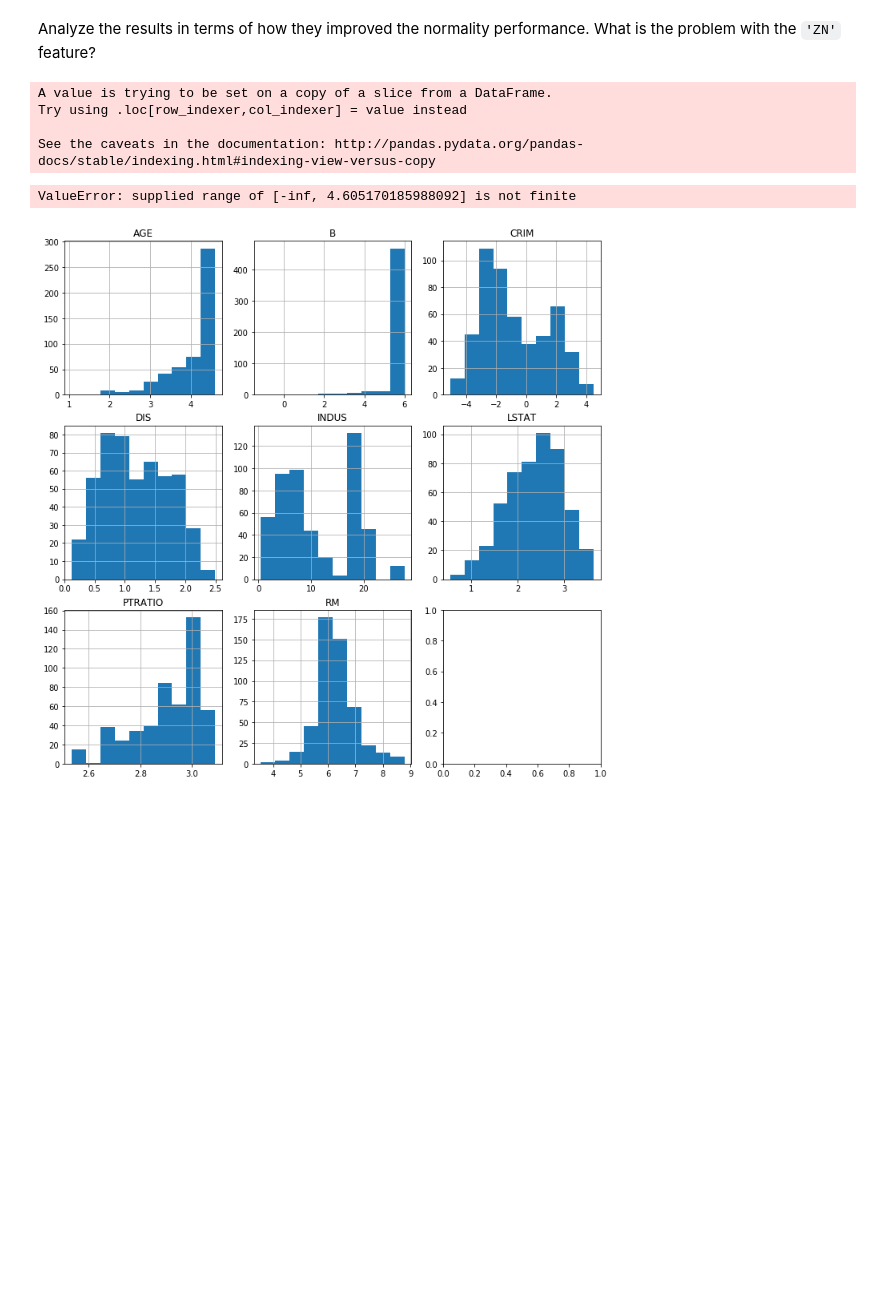
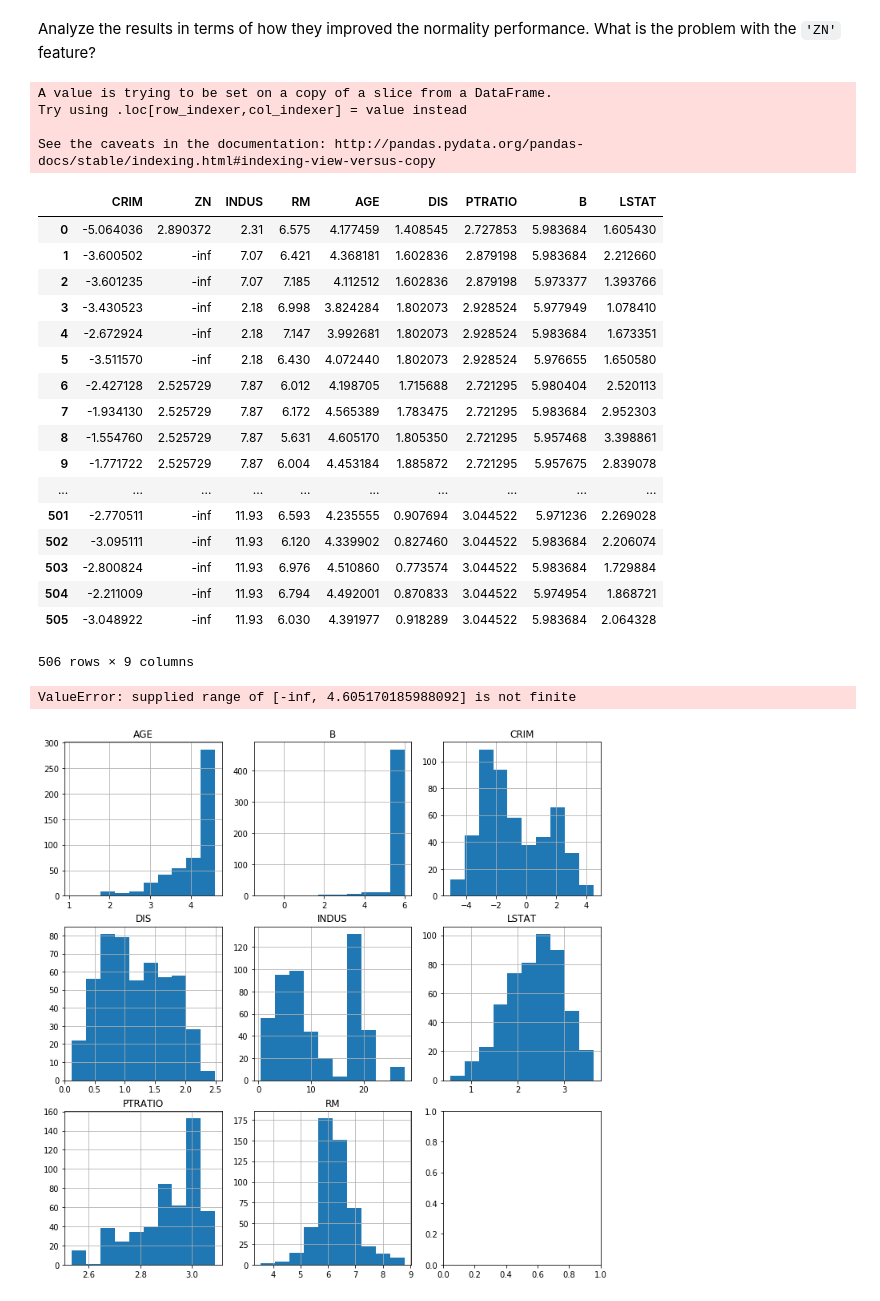
Before and after one commit to matthew-d-oliver/dsc-feature-scaling-and-normalization-lab-nyc-ds-082619, a Jupyter notebook: index.ipynb, the cells around one changed output. Cells and saved outputs as stored; diff of their text form; code cells hidden in the pictures; blank space fills up the shorter version.

```diff
--- a/index.ipynb
+++ b/index.ipynb
@@ -78,6 +78,27 @@ A value is trying to be set on a copy of a slice from a DataFrame.
 Try using .loc[row_indexer,col_indexer] = value instead
 
 See the caveats in the documentation: http://pandas.pydata.org/pandas-docs/stable/indexing.html#indexing-view-versus-copy
+# %%
+df
+# %% [output]
+|  | CRIM | ZN | INDUS | RM | AGE | DIS | PTRATIO | B | LSTAT |
+| 0 | -5.064036 | 2.890372 | 2.31 | 6.575 | 4.177459 | 1.408545 | 2.727853 | 5.983684 | 1.605430 |
+| 1 | -3.600502 | -inf | 7.07 | 6.421 | 4.368181 | 1.602836 | 2.879198 | 5.983684 | 2.212660 |
+| 2 | -3.601235 | -inf | 7.07 | 7.185 | 4.112512 | 1.602836 | 2.879198 | 5.973377 | 1.393766 |
+| 3 | -3.430523 | -inf | 2.18 | 6.998 | 3.824284 | 1.802073 | 2.928524 | 5.977949 | 1.078410 |
+| 4 | -2.672924 | -inf | 2.18 | 7.147 | 3.992681 | 1.802073 | 2.928524 | 5.983684 | 1.673351 |
+| 5 | -3.511570 | -inf | 2.18 | 6.430 | 4.072440 | 1.802073 | 2.928524 | 5.976655 | 1.650580 |
+| 6 | -2.427128 | 2.525729 | 7.87 | 6.012 | 4.198705 | 1.715688 | 2.721295 | 5.980404 | 2.520113 |
+| 7 | -1.934130 | 2.525729 | 7.87 | 6.172 | 4.565389 | 1.783475 | 2.721295 | 5.983684 | 2.952303 |
+| 8 | -1.554760 | 2.525729 | 7.87 | 5.631 | 4.605170 | 1.805350 | 2.721295 | 5.957468 | 3.398861 |
+| 9 | -1.771722 | 2.525729 | 7.87 | 6.004 | 4.453184 | 1.885872 | 2.721295 | 5.957675 | 2.839078 |
+| ... | ... | ... | ... | ... | ... | ... | ... | ... | ... |
+| 501 | -2.770511 | -inf | 11.93 | 6.593 | 4.235555 | 0.907694 | 3.044522 | 5.971236 | 2.269028 |
+| 502 | -3.095111 | -inf | 11.93 | 6.120 | 4.339902 | 0.827460 | 3.044522 | 5.983684 | 2.206074 |
+| 503 | -2.800824 | -inf | 11.93 | 6.976 | 4.510860 | 0.773574 | 3.044522 | 5.983684 | 1.729884 |
+| 504 | -2.211009 | -inf | 11.93 | 6.794 | 4.492001 | 0.870833 | 3.044522 | 5.974954 | 1.868721 |
+| 505 | -3.048922 | -inf | 11.93 | 6.030 | 4.391977 | 0.918289 | 3.044522 | 5.983684 | 2.064328 |
+506 rows × 9 columns
 # %%
 df.hist(figsize=[12,12]);
 # %% [output]
```
